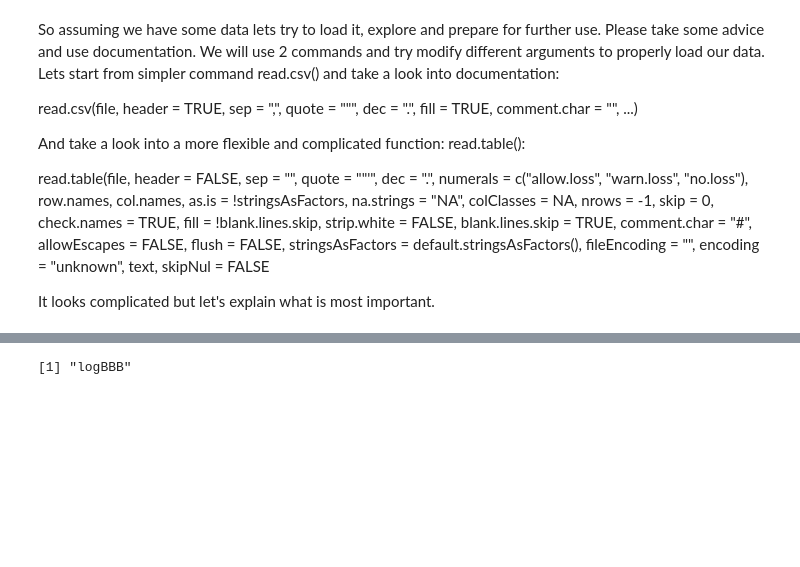
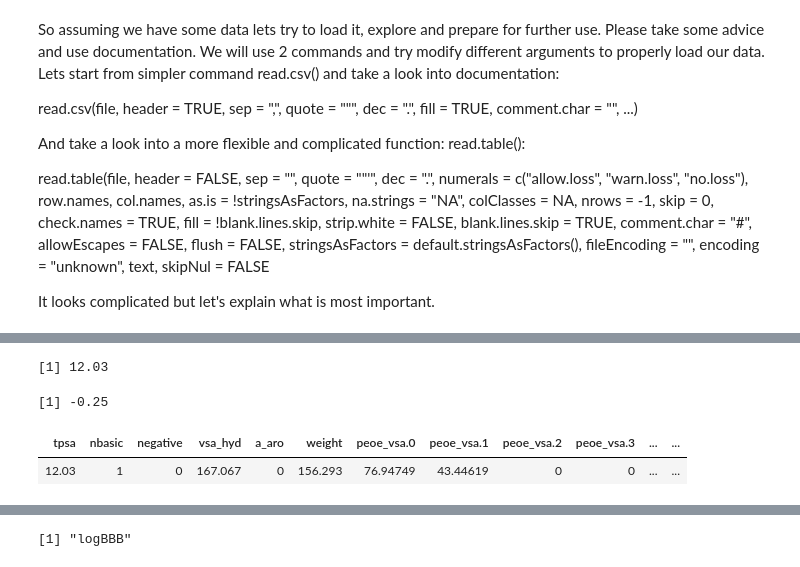
Before and after one commit to adamPaclawski/AI_pharm, a Jupyter notebook: AI in Pharm 2 - data prep.ipynb, the cells around one changed output, grey strips where cells are left out. Saved outputs shown, nothing was run; the diff lists cells and outputs as text; code cells hidden in the pictures; blank space fills up the shorter version.

```diff
--- a/AI in Pharm 2 - data prep.ipynb
+++ b/AI in Pharm 2 - data prep.ipynb
@@ -28,0 +58,11 @@ raw_data<-read.csv("BBB_raw_data.csv")
+# %%
+raw_data[1,1]
+raw_data[209,135]
+# %% [output]
+[1] 12.03
+[1] -0.25
+# %%
+raw_data[1,]
+# %% [output]
+| tpsa | nbasic | negative | vsa_hyd | a_aro | weight | peoe_vsa.0 | peoe_vsa.1 | peoe_vsa.2 | peoe_vsa.3 | ... | ... |
+| 12.03 | 1 | 0 | 167.067 | 0 | 156.293 | 76.94749 | 43.44619 | 0 | 0 | ... | ... |
```
Also changed, not shown: parts of 78 cells of this notebook, 1 other file.
